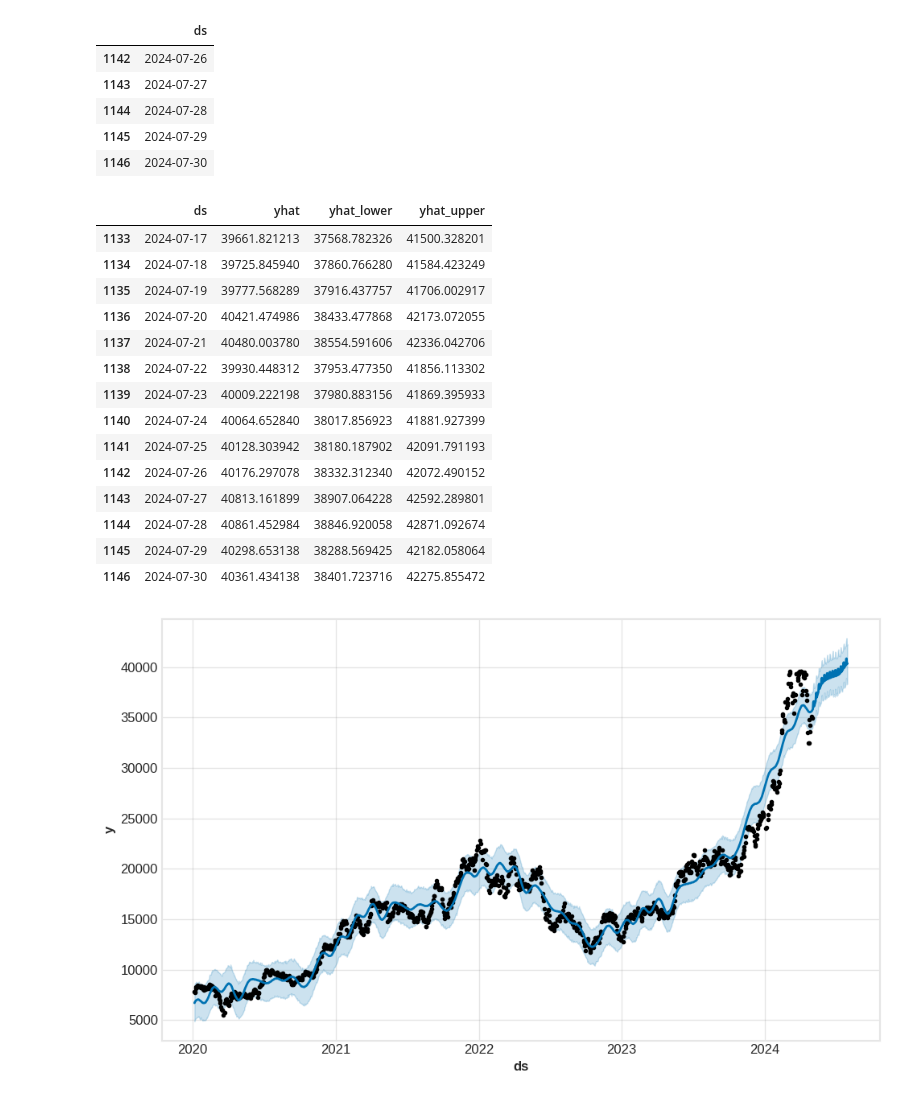
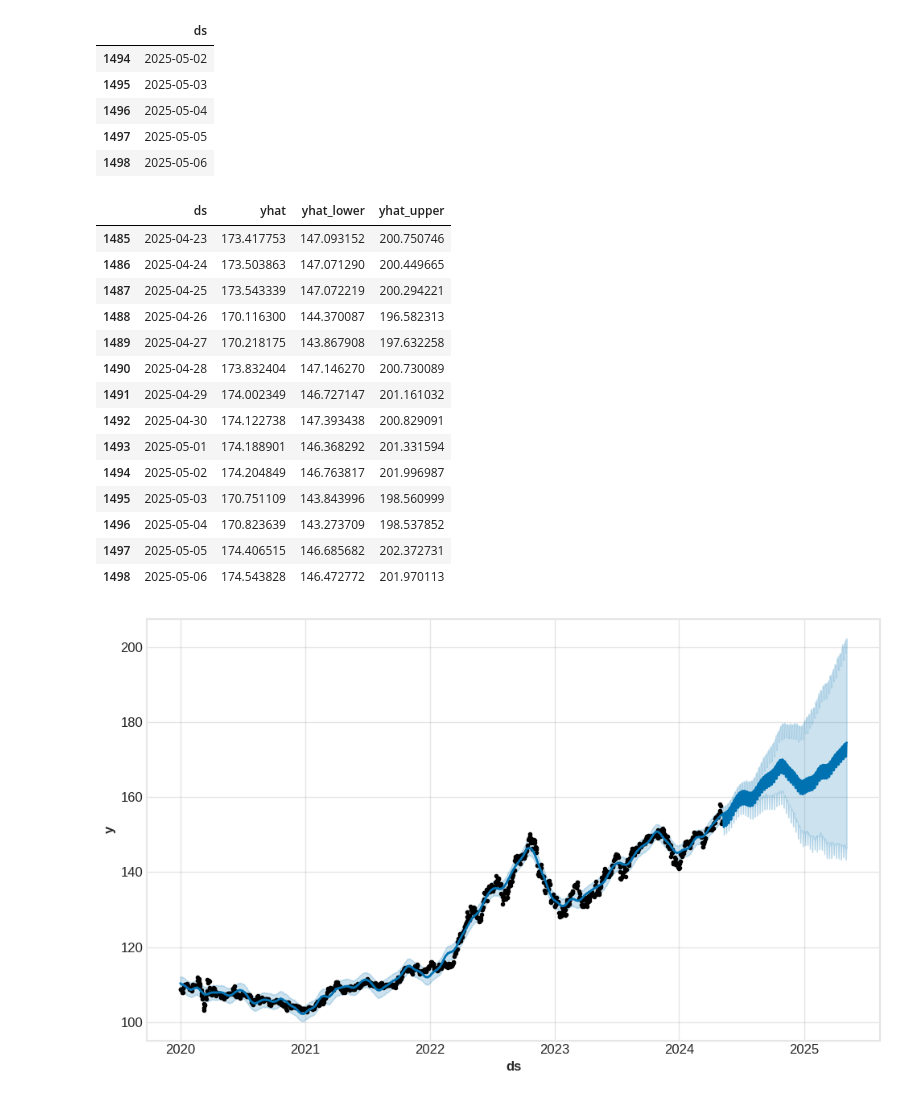
Before and after one commit to bitwalk123/stock-explorer, a Jupyter notebook: jupyter/trend_analysis_10.ipynb, the cells around one changed output. Saved outputs shown, nothing was run; the diff lists cells and outputs as text; code cells hidden in the pictures.

```diff
--- a/jupyter/trend_analysis_10.ipynb
+++ b/jupyter/trend_analysis_10.ipynb
@@ -13,11 +13,13 @@ plt.rcParams.update({
 import yfinance as yf
 # %%
 start = dt.date(2020, 1, 1)
-end = dt.date(2024, 5, 2)
+end = dt.date(2024, 5, 7)
 
 #ticker = '6920.T' # レーザーテック
 #ticker = '7735.T' # スクリーン
-ticker = '8035.T' # 東京エレクトロン
+#ticker = '8035.T' # 東京エレクトロン
+#ticker = '^N225'
+ticker = 'USDJPY=X'
 df0 = yf.download(ticker, start, end)
 mpf.plot(df0, type='line', style='binance', figratio=(12, 4))
 df0
@@ -64,37 +66,37 @@ m.fit(df)
 <prophet.forecaster.Prophet at 0x...>
 # %%
-future = m.make_future_dataframe(periods=90)
+future = m.make_future_dataframe(periods=365)
 future.tail()
 # %% [output]
 |  | ds |
-| 1142 | 2024-07-26 |
-| 1143 | 2024-07-27 |
-| 1144 | 2024-07-28 |
-| 1145 | 2024-07-29 |
-| 1146 | 2024-07-30 |
+| 1494 | 2025-05-02 |
+| 1495 | 2025-05-03 |
+| 1496 | 2025-05-04 |
+| 1497 | 2025-05-05 |
+| 1498 | 2025-05-06 |
 # %%
 forecast = m.predict(future)
 forecast[['ds', 'yhat', 'yhat_lower', 'yhat_upper']].tail(14)
 # %% [output]
 |  | ds | yhat | yhat_lower | yhat_upper |
-| 1133 | 2024-07-17 | 39661.821213 | 37568.782326 | 41500.328201 |
-| 1134 | 2024-07-18 | 39725.845940 | 37860.766280 | 41584.423249 |
-| 1135 | 2024-07-19 | 39777.568289 | 37916.437757 | 41706.002917 |
-| 1136 | 2024-07-20 | 40421.474986 | 38433.477868 | 42173.072055 |
-| 1137 | 2024-07-21 | 40480.003780 | 38554.591606 | 42336.042706 |
-| 1138 | 2024-07-22 | 39930.448312 | 37953.477350 | 41856.113302 |
-| 1139 | 2024-07-23 | 40009.222198 | 37980.883156 | 41869.395933 |
-| 1140 | 2024-07-24 | 40064.652840 | 38017.856923 | 41881.927399 |
-| 1141 | 2024-07-25 | 40128.303942 | 38180.187902 | 42091.791193 |
-| 1142 | 2024-07-26 | 40176.297078 | 38332.312340 | 42072.490152 |
-| 1143 | 2024-07-27 | 40813.161899 | 38907.064228 | 42592.289801 |
-| 1144 | 2024-07-28 | 40861.452984 | 38846.920058 | 42871.092674 |
-| 1145 | 2024-07-29 | 40298.653138 | 38288.569425 | 42182.058064 |
-| 1146 | 2024-07-30 | 40361.434138 | 38401.723716 | 42275.855472 |
+| 1485 | 2025-04-23 | 173.417753 | 147.093152 | 200.750746 |
+| 1486 | 2025-04-24 | 173.503863 | 147.071290 | 200.449665 |
+| 1487 | 2025-04-25 | 173.543339 | 147.072219 | 200.294221 |
+| 1488 | 2025-04-26 | 170.116300 | 144.370087 | 196.582313 |
+| 1489 | 2025-04-27 | 170.218175 | 143.867908 | 197.632258 |
+| 1490 | 2025-04-28 | 173.832404 | 147.146270 | 200.730089 |
+| 1491 | 2025-04-29 | 174.002349 | 146.727147 | 201.161032 |
+| 1492 | 2025-04-30 | 174.122738 | 147.393438 | 200.829091 |
+| 1493 | 2025-05-01 | 174.188901 | 146.368292 | 201.331594 |
+| 1494 | 2025-05-02 | 174.204849 | 146.763817 | 201.996987 |
+| 1495 | 2025-05-03 | 170.751109 | 143.843996 | 198.560999 |
+| 1496 | 2025-05-04 | 170.823639 | 143.273709 | 198.537852 |
+| 1497 | 2025-05-05 | 174.406515 | 146.685682 | 202.372731 |
+| 1498 | 2025-05-06 | 174.543828 | 146.472772 | 201.970113 |
 # %%
 fig1 = m.plot(forecast)
 # %% [output]
-[figure, old version]
+[figure, new version]
 # %%
 fig2 = m.plot_components(forecast)
 # %% [output]
```
Also changed, not shown: parts of 4 cells of this notebook, 2 other files.
